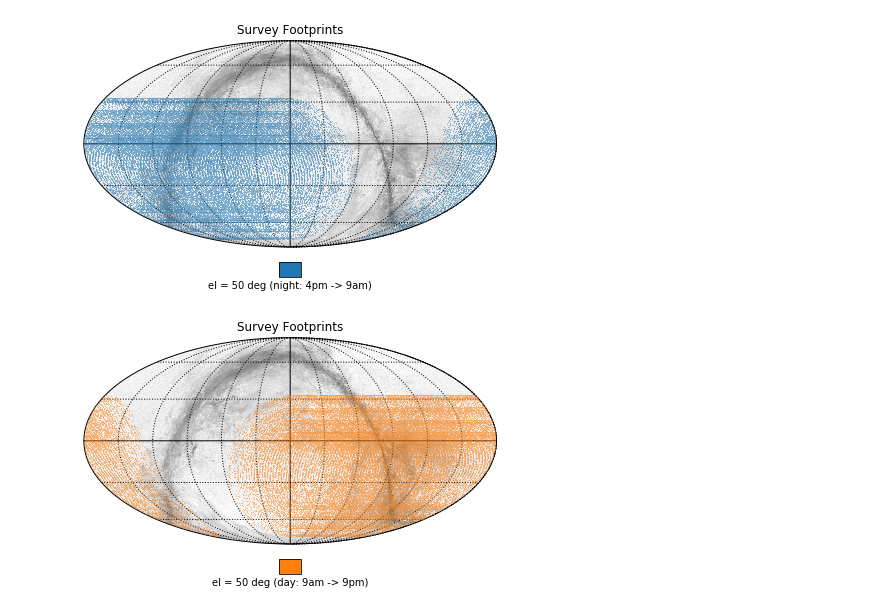
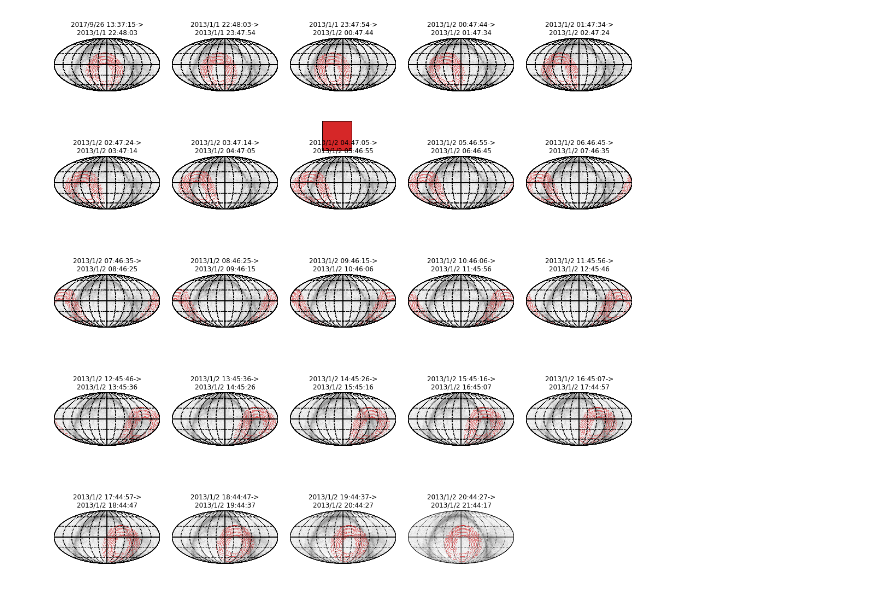
Before and after one commit to JulienPeloton/so_small_aperture_optimisation, a Jupyter notebook: scanning_optimization.ipynb, the cells around one changed output. Drawn from its saved outputs; the diff is of its cells as text; code cells hidden in the pictures.

Commit message:
update notebook with orthographic projection and hourly splits

```diff
--- a/scanning_optimization.ipynb
+++ b/scanning_optimization.ipynb
@@ -243,20 +252,34 @@ sky_out_tot_part2 = make_scan(sky_in, inst, scan, nside_out,
-# %%
-## PLot stuff
-nhit_50deg_night = partial2full(sky_out_tot_part1.nhit, sky_out_tot_part1.obspix,
-                              sky_out_tot_part1.nside, fill_with=0.0)
-nhit_50deg_day = partial2full(sky_out_tot_part2.nhit, sky_out_tot_part2.obspix,
-                                sky_out_tot_part2.nside, fill_with=0.0)
-
-fp = footprint.SurveyStack('PLANCK-DUSTPOL',
-                           projection='mollweide', coord_plot='C', rot=[0,0],
-                           config='/Users/julien/Documents/lib/cmb_footprint/footprint.cfg')
-fp.superimpose_hpxmap(nhit_50deg_night, label='el = 50 deg (night: 4pm -> 9am)', color='C0', coord_in='C')
-pl.show()
-fp = footprint.SurveyStack('PLANCK-DUSTPOL',
-                           projection='mollweide', coord_plot='C', rot=[0,0],
-                           config='/Users/julien/Documents/lib/cmb_footprint/footprint.cfg')
-fp.superimpose_hpxmap(nhit_50deg_day, label='el = 50 deg (day: 9am -> 9pm)', color='C1', coord_in='C')
-pl.show()
-# %% [output]
-[figure, removed]
-[figure, removed]
+# %%
+NCES = 1
+scan = ScanningStrategy(nces=NCES, start_date='2013/1/1 00:00:00',
+                        telescope_longitude='-67:46.816',
+                        telescope_latitude='-22:56.396', telescope_elevation=5200.,
+                        name_strategy='deep_patch', sampling_freq=10.0, sky_speed=0.4,
+                        ut1utc_fn='../../s4cmb/s4cmb/data/ut1utc.ephem', language='fortran')
+#################################################################
+## Full az range (scanning back and forth) @ elevation = 50 deg.
+nhits = []
+dates = []
+NHOURS = 24
+for t in range(NHOURS):
+    dates.append(scan.telescope_location.date)
+    sky = make_scan(sky_in, inst, scan, nside_out,
+                    [50.], [0.], [360.],
+                    ['{:02d}:00:00.00'.format(t)], ['{:02d}:59:59.00'.format(t)])
+    nhit = partial2full(sky.nhit, sky.obspix, sky.nside, fill_with=0.0)
+    nhits.append(nhit)
+dates.append(scan.telescope_location.date)
+
+fig = pl.figure(figsize=(15, 15))
+for i in range(NHOURS):
+    fp = footprint.SurveyStack('PLANCK-DUSTPOL', title=str(dates[i]) + '->\n' + str(dates[i+1]),
+                           projection='mollweide', coord_plot='C',
+                           config='/Users/julien/Documents/lib/cmb_footprint/footprint.cfg',
+                           fignum=1, sub=[5, 5, i+1])
+    fp.superimpose_hpxmap(nhits[i], label='', color='C3', coord_in='C')
+
+pl.show()
+
+## The first date is wrong - you should read 2013/1/1 21:48:54!
+# %% [output]
+[figure, added]
```
Also changed, not shown: parts of 7 cells of this notebook, 1 other file.
